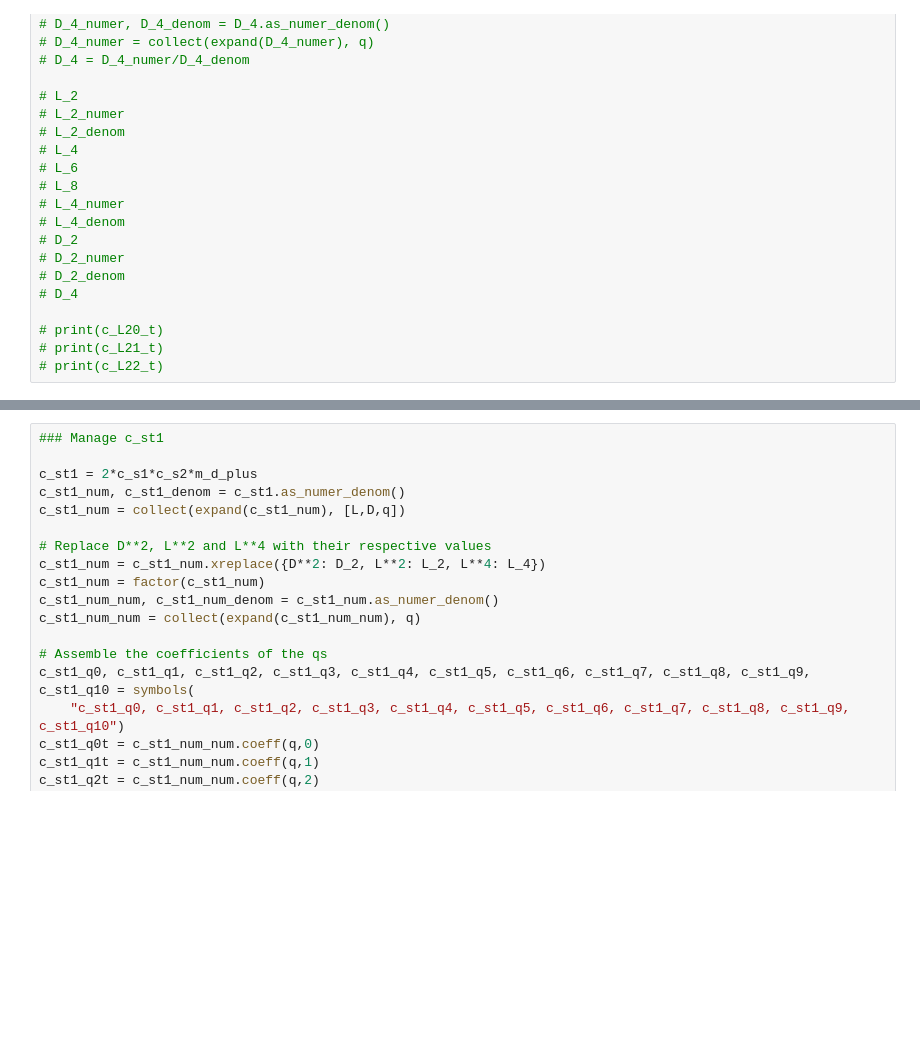
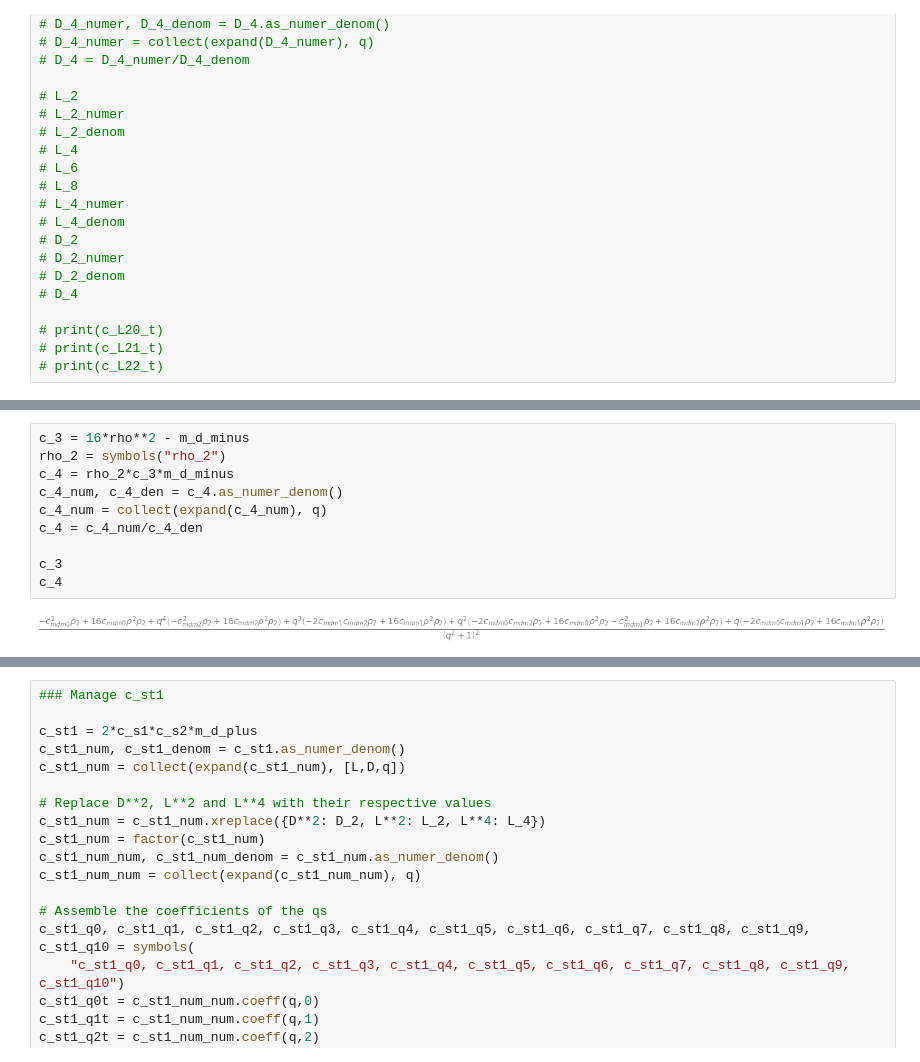
Before and after one commit to emilemarcotte/dubins2circle2set, a Jupyter notebook: LRLS_sympy.ipynb, the cells around one changed output, grey strips where cells are left out. Cells and saved outputs as stored; diff of their text form; blank space fills up the shorter version.

```diff
--- a/LRLS_sympy.ipynb
+++ b/LRLS_sympy.ipynb
@@ -213,0 +282,12 @@ c_s3 = collect(factor(expand(c_s3)), [L,D,q])
+# %%
+c_3 = 16*rho**2 - m_d_minus
+rho_2 = symbols("rho_2")
+c_4 = rho_2*c_3*m_d_minus
+c_4_num, c_4_den = c_4.as_numer_denom()
+c_4_num = collect(expand(c_4_num), q)
+c_4 = c_4_num/c_4_den
+
+c_3
+c_4
+# %% [output]
+[figure, added]
```
Also changed, not shown: parts of 8 cells of this notebook.
